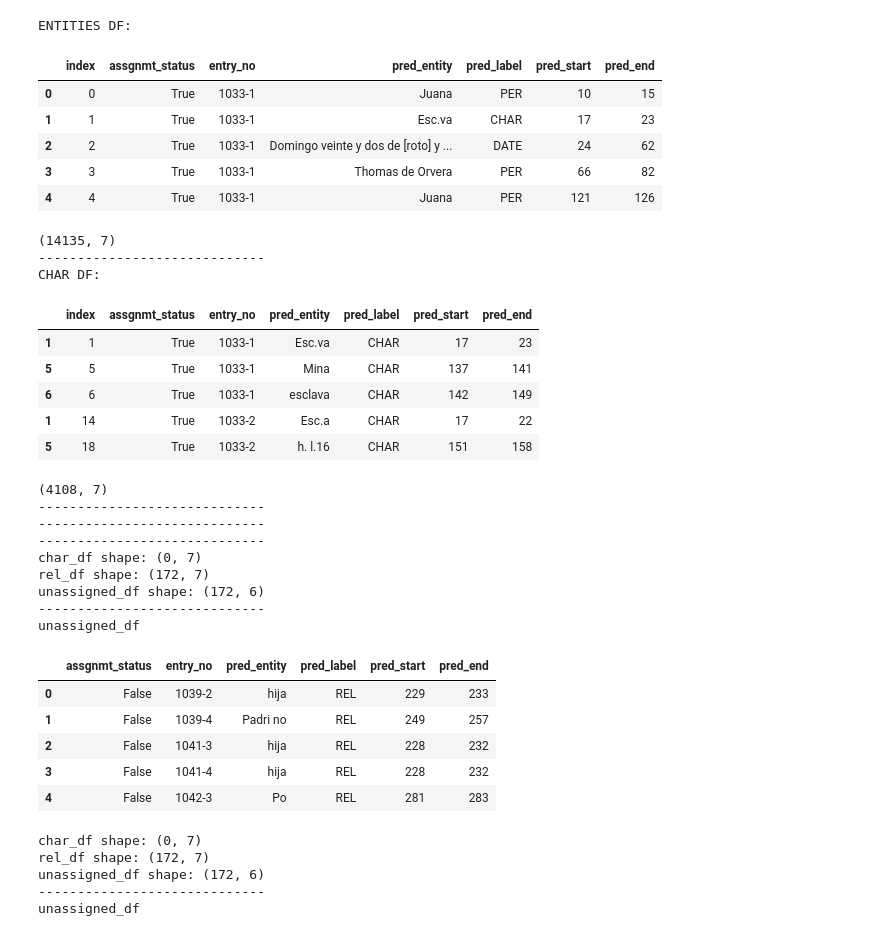
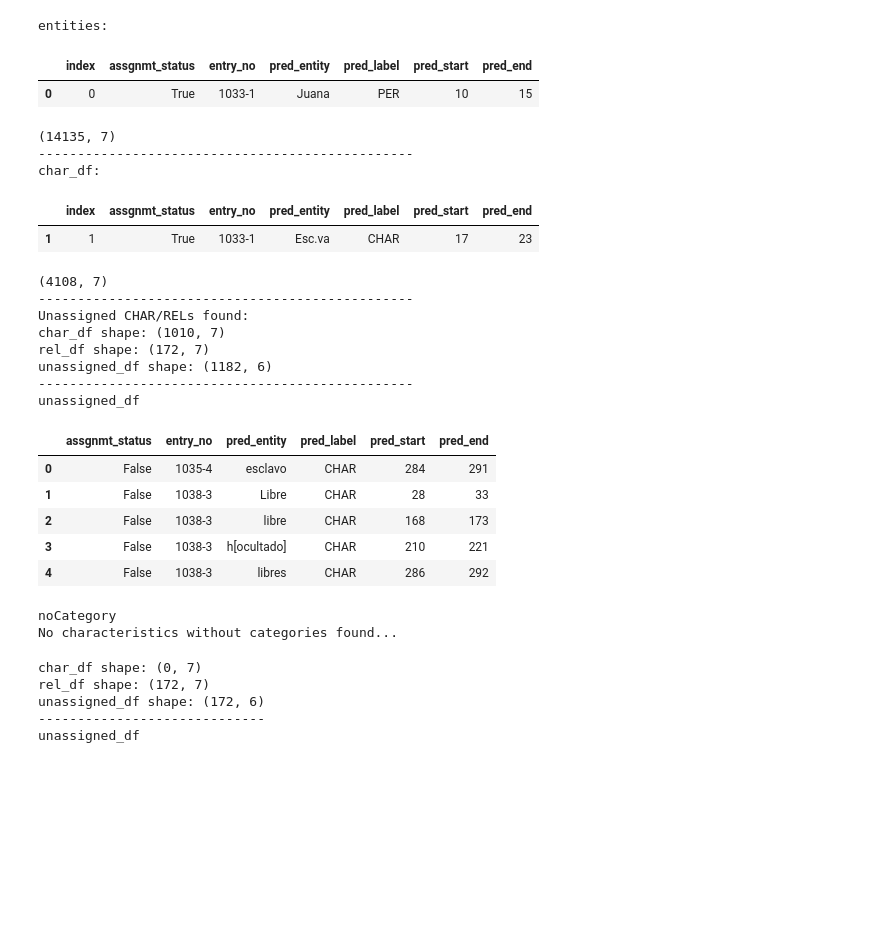
Before and after one commit to slavesocieties/ssda-nlp, a Jupyter notebook: 72-full-volume-processor.ipynb, the cells around one changed output. Saved outputs shown, nothing was run; the diff lists cells and outputs as text; code cells hidden in the pictures; blank space fills up the shorter version.

```diff
--- a/72-full-volume-processor.ipynb
+++ b/72-full-volume-processor.ipynb
@@ -490,10 +476,7 @@ def process_volume(path_to_transcription, path_to_model):
 # %%
 #no_test
 
-#entities df column names: 	index	assgnmt_status	entry_no	pred_entity	pred_label	pred_start	pred_end
-#characteristics_df: level_0	index	assgnmt_status	entry_no	pred_entity	pred_label	pred_start	pred_end	category	assignmen
-
-people, places, events, json_path, entities = process_volume("transcriptions\\15834.xml", "models/15834")
+people, places, events, json_path, entities, noCategory = process_volume("transcriptions\\15834.xml", "models/15834")
 # %% [output]
 Loaded model 'models/15834'
 Entities extracted.
@@ -556,74 +527,67 @@ UNASSIGNED CHARACTERSTICS UPDATED, now at: 16
 # %%
 #no_test
 
-print("ENTITIES DF:")
-display(entities.head())
+print("entities:")
+display(entities.head(1))
 print(entities.shape)
-print("-----------------------------")
-
-print("CHAR DF:")
+print("------------------------------------------------")
+print("char_df:")
 char_df = entities[(entities['pred_label'] == 'CHAR')]
-display(char_df.head())
+display(char_df.head(1))
 print(char_df.shape)
-print("-----------------------------")
-print("-----------------------------")
-print("-----------------------------")
-
-
-
+print("------------------------------------------------")
 
 char_df = copy.deepcopy(char_df[char_df['assgnmt_status'] == False])
 rel_df = entities[(entities['pred_label'] == 'REL')]
 rel_df = copy.deepcopy(rel_df[rel_df['assgnmt_status'] == False])
 
 unassigned_df = char_df.append(rel_df)
 unassigned_df.sort_values(by='index', inplace = True)
 unassigned_df.drop(['index'], axis=1, inplace = True)
 unassigned_df.reset_index(drop = True, inplace = True)
 
+print("Unassigned CHAR/RELs found:")
 print("char_df shape: " + str(char_df.shape))
 print("rel_df shape: " + str(rel_df.shape))
 print("unassigned_df shape: " + str(unassigned_df.shape))
-print("-----------------------------")
+print("------------------------------------------------")
 
 print("unassigned_df")
-#unassigned_df.reset_index(inplace=True)
 if unassigned_df.shape[0]<1:
     print("No unassigned characteristics or relationships found...")
 else:
     display(unassigned_df.head())
+
+print("noCategory")
+if noCategory.shape[0]<1:
+    print("No characteristics without categories found...")
+else:
+    display(noCategory.head())
 # %% [output]
-ENTITIES DF:
+entities:
 |  | index | assgnmt_status | entry_no | pred_entity | pred_label | pred_start | pred_end |
 | 0 | 0 | True | 1033-1 | Juana | PER | 10 | 15 |
-| 1 | 1 | True | 1033-1 | Esc.va | CHAR | 17 | 23 |
-| 2 | 2 | True | 1033-1 | Domingo veinte y dos de [roto] y ... | DATE | 24 | 62 |
-| 3 | 3 | True | 1033-1 | Thomas de Orvera | PER | 66 | 82 |
-| 4 | 4 | True | 1033-1 | Juana | PER | 121 | 126 |
 (14135, 7)
------------------------------
-CHAR DF:
+------------------------------------------------
+char_df:
 |  | index | assgnmt_status | entry_no | pred_entity | pred_label | pred_start | pred_end |
 | 1 | 1 | True | 1033-1 | Esc.va | CHAR | 17 | 23 |
-| 5 | 5 | True | 1033-1 | Mina | CHAR | 137 | 141 |
-| 6 | 6 | True | 1033-1 | esclava | CHAR | 142 | 149 |
-| 1 | 14 | True | 1033-2 | Esc.a | CHAR | 17 | 22 |
-| 5 | 18 | True | 1033-2 | h. l.16 | CHAR | 151 | 158 |
 (4108, 7)
------------------------------
------------------------------
------------------------------
-char_df shape: (0, 7)
+------------------------------------------------
+Unassigned CHAR/RELs found:
+char_df shape: (1010, 7)
 rel_df shape: (172, 7)
-unassigned_df shape: (172, 6)
------------------------------
+unassigned_df shape: (1182, 6)
+------------------------------------------------
 unassigned_df
 |  | assgnmt_status | entry_no | pred_entity | pred_label | pred_start | pred_end |
-| 0 | False | 1039-2 | hija | REL | 229 | 233 |
-| 1 | False | 1039-4 | Padri no | REL | 249 | 257 |
-| 2 | False | 1041-3 | hija | REL | 228 | 232 |
-| 3 | False | 1041-4 | hija | REL | 228 | 232 |
-| 4 | False | 1042-3 | Po | REL | 281 | 283 |
+| 0 | False | 1035-4 | esclavo | CHAR | 284 | 291 |
+| 1 | False | 1038-3 | Libre | CHAR | 28 | 33 |
+| 2 | False | 1038-3 | libre | CHAR | 168 | 173 |
+| 3 | False | 1038-3 | h[ocultado] | CHAR | 210 | 221 |
+| 4 | False | 1038-3 | libres | CHAR | 286 | 292 |
+noCategory
+No characteristics without categories found...
 # %%
 #no_test
 
```
Also changed, not shown: parts of 3 cells of this notebook, 3 other files.
